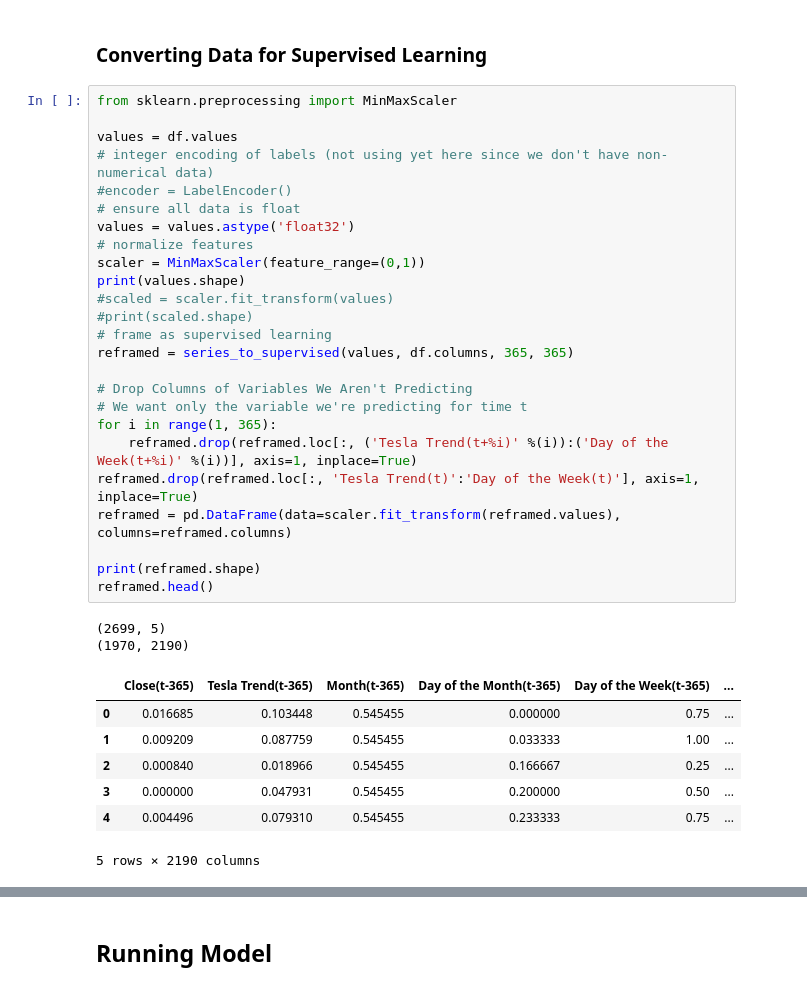
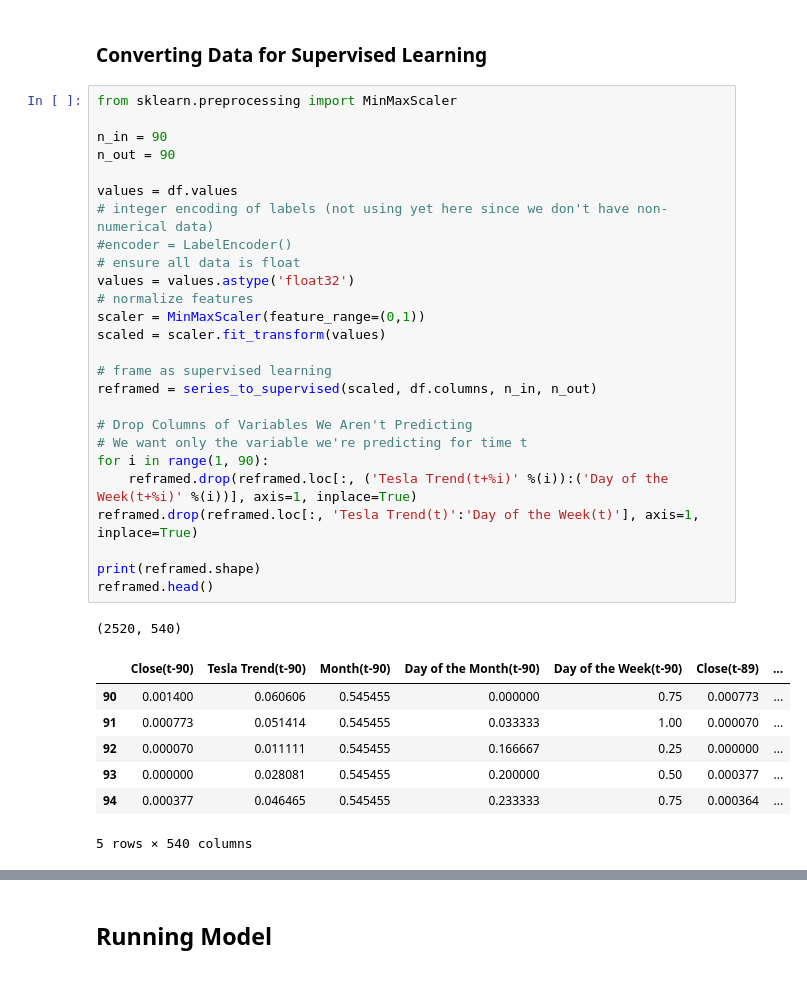
Before and after one commit to TLChilton/Senior_Capstone, a Jupyter notebook: Thomas/LSTM365AtOnce.ipynb, the cells around one changed output, grey strips where cells are left out. Cells and saved outputs as stored; diff of their text form.

```diff
--- a/Thomas/LSTM365AtOnce.ipynb
+++ b/Thomas/LSTM365AtOnce.ipynb
@@ -70,37 +70,37 @@ def series_to_supervised(data, col_names, n_in=1, n_out=1, dropnan=True):
 ### Converting Data for Supervised Learning
 # %%
 from sklearn.preprocessing import MinMaxScaler
+
+n_in = 90
+n_out = 90
 
 values = df.values
 # integer encoding of labels (not using yet here since we don't have non-numerical data)
 #encoder = LabelEncoder()
 # ensure all data is float
 values = values.astype('float32')
 # normalize features
 scaler = MinMaxScaler(feature_range=(0,1))
-print(values.shape)
-#scaled = scaler.fit_transform(values)
-#print(scaled.shape)
+scaled = scaler.fit_transform(values)
+
 # frame as supervised learning
-reframed = series_to_supervised(values, df.columns, 365, 365)
+reframed = series_to_supervised(scaled, df.columns, n_in, n_out)
 
 # Drop Columns of Variables We Aren't Predicting
 # We want only the variable we're predicting for time t
-for i in range(1, 365):
+for i in range(1, 90):
     reframed.drop(reframed.loc[:, ('Tesla Trend(t+%i)' %(i)):('Day of the Week(t+%i)' %(i))], axis=1, inplace=True)
 reframed.drop(reframed.loc[:, 'Tesla Trend(t)':'Day of the Week(t)'], axis=1, inplace=True)
-reframed = pd.DataFrame(data=scaler.fit_transform(reframed.values), columns=reframed.columns)
 
 print(reframed.shape)
 reframed.head()
 # %% [output]
-(2699, 5)
-(1970, 2190)
+(2520, 540)
-|  | Close(t-365) | Tesla Trend(t-365) | Month(t-365) | Day of the Month(t-365) | Day of the Week(t-365) | ... |
-| 0 | 0.016685 | 0.103448 | 0.545455 | 0.000000 | 0.75 | ... |
-| 1 | 0.009209 | 0.087759 | 0.545455 | 0.033333 | 1.00 | ... |
-| 2 | 0.000840 | 0.018966 | 0.545455 | 0.166667 | 0.25 | ... |
-| 3 | 0.000000 | 0.047931 | 0.545455 | 0.200000 | 0.50 | ... |
-| 4 | 0.004496 | 0.079310 | 0.545455 | 0.233333 | 0.75 | ... |
+|  | Close(t-90) | Tesla Trend(t-90) | Month(t-90) | Day of the Month(t-90) | Day of the Week(t-90) | Close(t-89) | ... |
+| 90 | 0.001400 | 0.060606 | 0.545455 | 0.000000 | 0.75 | 0.000773 | ... |
+| 91 | 0.000773 | 0.051414 | 0.545455 | 0.033333 | 1.00 | 0.000070 | ... |
+| 92 | 0.000070 | 0.011111 | 0.545455 | 0.166667 | 0.25 | 0.000000 | ... |
+| 93 | 0.000000 | 0.028081 | 0.545455 | 0.200000 | 0.50 | 0.000377 | ... |
+| 94 | 0.000377 | 0.046465 | 0.545455 | 0.233333 | 0.75 | 0.000364 | ... |
-5 rows × 2190 columns
+5 rows × 540 columns
 # %%
```
Also changed, not shown: parts of 7 cells of this notebook.
